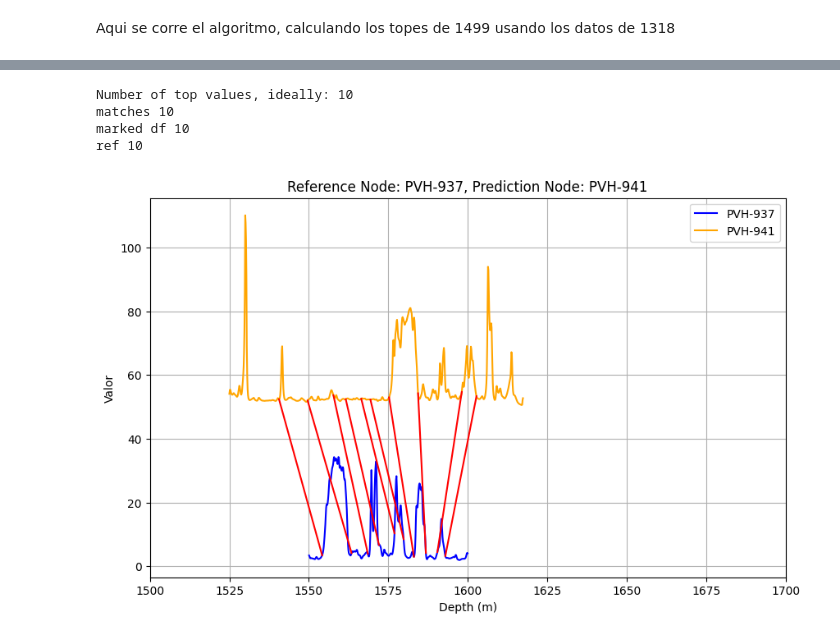
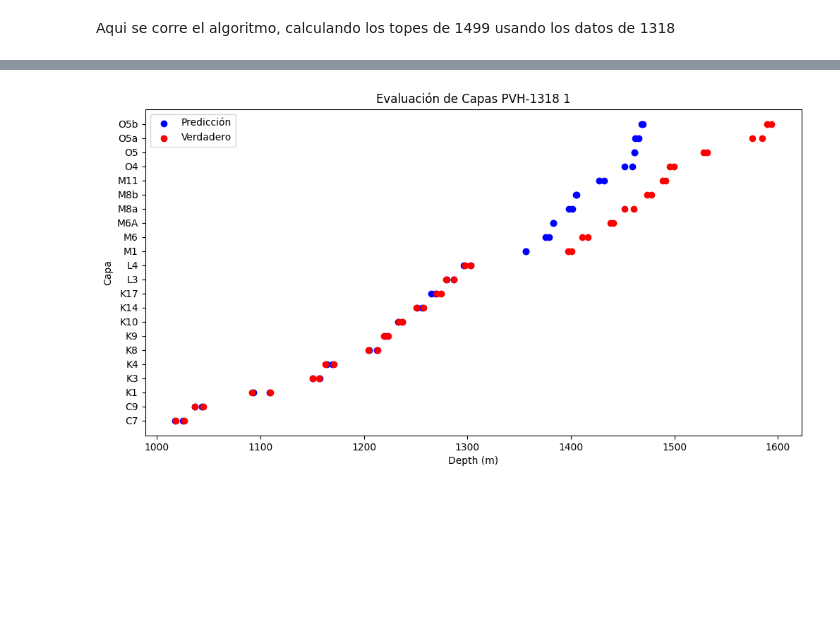
Before and after one commit to scast3/dtw_tool, a Jupyter notebook: more_nodes.ipynb, the cells around one changed output, grey strips where cells are left out. Cells and saved outputs as stored; diff of their text form; code cells hidden in the pictures; blank space fills up the shorter version.

```diff
--- a/more_nodes.ipynb
+++ b/more_nodes.ipynb
@@ -328,23 +335,31 @@ ref 75
+# %%
+
+# Resultados
+plt.figure(figsize=(12, 6))
+plt.scatter(error_df['Ref'], error_df['Capa'], color='blue', label='Predicción')
+plt.scatter(error_df['real ref'], error_df['Capa'], color='red', label='Verdadero')
+
+plt.xlabel('Depth (m)')
+plt.ylabel('Capa')
+plt.title('Evaluación de Capas PVH-1318 1')
+plt.legend()
+plt.show()
+# %% [output]
+[figure, added]
 # %%
 
 
-filtered_df1 = G.nodes["PVH-937"]["data"]
-filtered_df1 = filtered_df1[(filtered_df1["DEPTH"]>=1550) & (filtered_df1["DEPTH"]<=1600)]
-G.nodes["PVH-937"]["data"] = filtered_df1
+# filtered_df1 = G.nodes["PVH-937"]["data"].copy(deep=False)
+# filtered_df1 = filtered_df1[(filtered_df1["DEPTH"]>=1550) & (filtered_df1["DEPTH"]<=1600)]
+# G.nodes["PVH-937"]["data"] = filtered_df1
 
-filtered_df2 = G.nodes["PVH-941"]["data"]
-filtered_df2 = filtered_df2[filtered_df2["DEPTH"]>=1525]
-G.nodes["PVH-941"]["data"] = filtered_df2
+# filtered_df2 = G.nodes["PVH-941"]["data"].copy(deep=False)
+# filtered_df2 = filtered_df2[filtered_df2["DEPTH"]>=1525]
+# G.nodes["PVH-941"]["data"] = filtered_df2
 
-filtered_t1 = G.nodes["PVH-937"]["known_tops"]
-filtered_t1 = filtered_t1[(filtered_t1["Ref"]>=1550) & (filtered_t1["Ref"]<=1600)]
-G.nodes["PVH-937"]["known_tops"] = filtered_t1
+# filtered_t1 = G.nodes["PVH-937"]["known_tops"].copy(deep=False)
+# filtered_t1 = filtered_t1[(filtered_t1["Ref"]>=1550) & (filtered_t1["Ref"]<=1600)]
+# G.nodes["PVH-937"]["known_tops"] = filtered_t1
 
-#print(filtered_df1)
-profiles_comparison(G, "PVH-937", "PVH-941", [1500, 1700])
+# #print(filtered_df1)
+# profiles_comparison(G, "PVH-937", "PVH-941", [1500, 1700])
-# %% [output]
-Number of top values, ideally: 10
-matches 10
-marked df 10
-ref 10
-[figure, removed]
```
Also changed, not shown: parts of 6 cells of this notebook.
